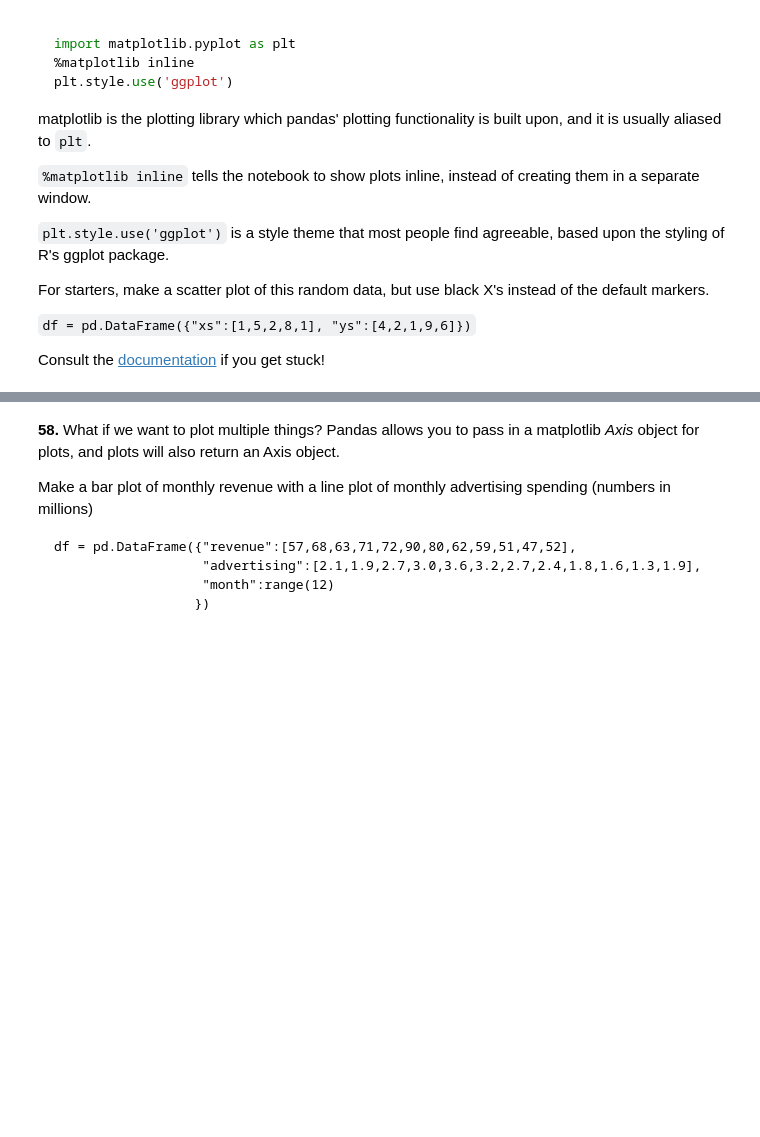
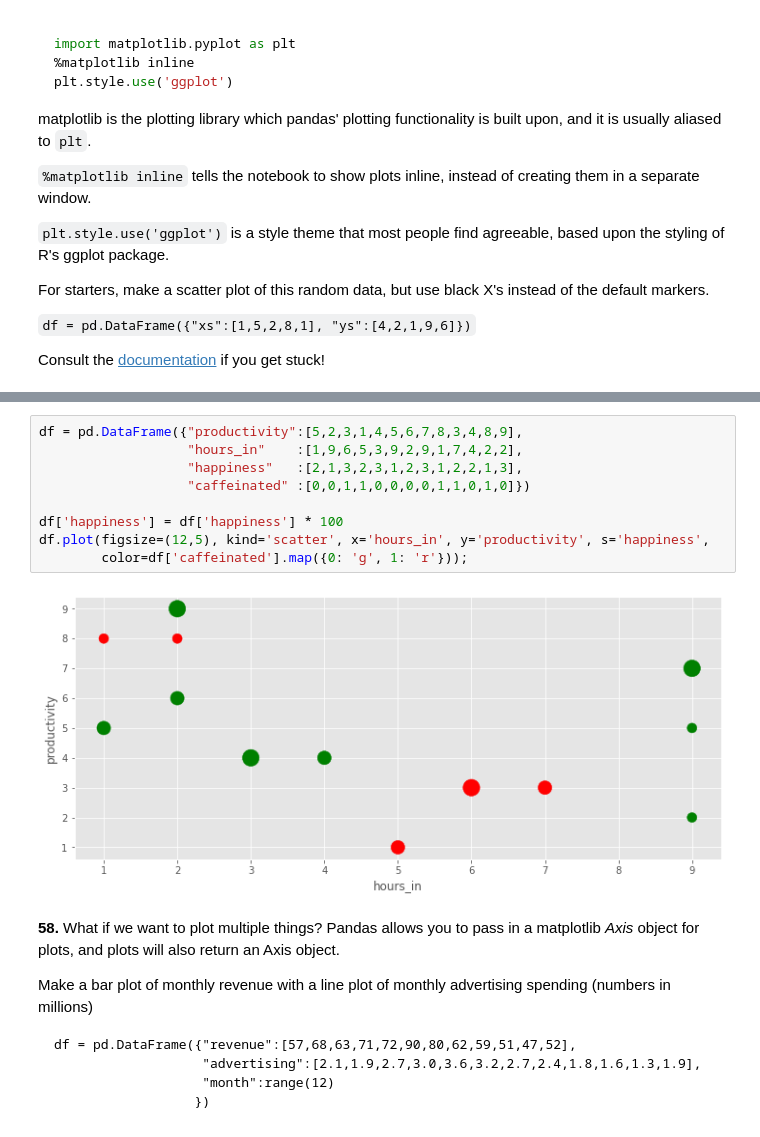
Before and after one commit to lordgrenville/100-Pandas-puzzles-solutions-, a Jupyter notebook: 100-pandas-puzzles.ipynb, the cells around one changed output, grey strips where cells are left out. Saved outputs shown, nothing was run; the diff lists cells and outputs as text; blank space fills up the shorter version.

````diff
--- a/100-pandas-puzzles.ipynb
+++ b/100-pandas-puzzles.ipynb
@@ -859,4 +900,15 @@ df = pd.DataFrame({"productivity":[5,2,3,1,4,5,6,7,8,3,4,8,9],
 ```
+# %%
+df = pd.DataFrame({"productivity":[5,2,3,1,4,5,6,7,8,3,4,8,9],
+                   "hours_in"    :[1,9,6,5,3,9,2,9,1,7,4,2,2],
+                   "happiness"   :[2,1,3,2,3,1,2,3,1,2,2,1,3],
+                   "caffeinated" :[0,0,1,1,0,0,0,0,1,1,0,1,0]})
+
+df['happiness'] = df['happiness'] * 100
+df.plot(figsize=(12,5), kind='scatter', x='hours_in', y='productivity', s='happiness',
+        color=df['caffeinated'].map({0: 'g', 1: 'r'}));
+# %% [output]
+[figure, added]
 # %% [markdown]
 **58.**  What if we want to plot multiple things?  Pandas allows you to pass in a matplotlib *Axis* object for plots, and plots will also return an Axis object.
 
````
Also changed, not shown: parts of 20 cells of this notebook.
